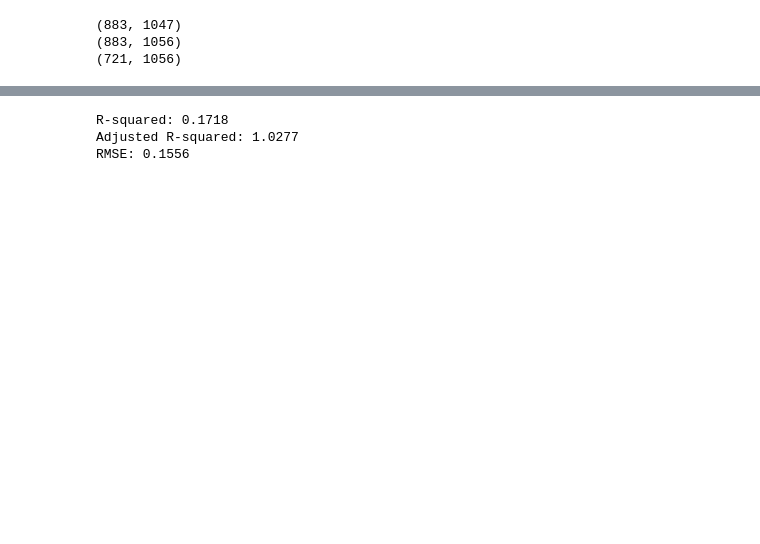
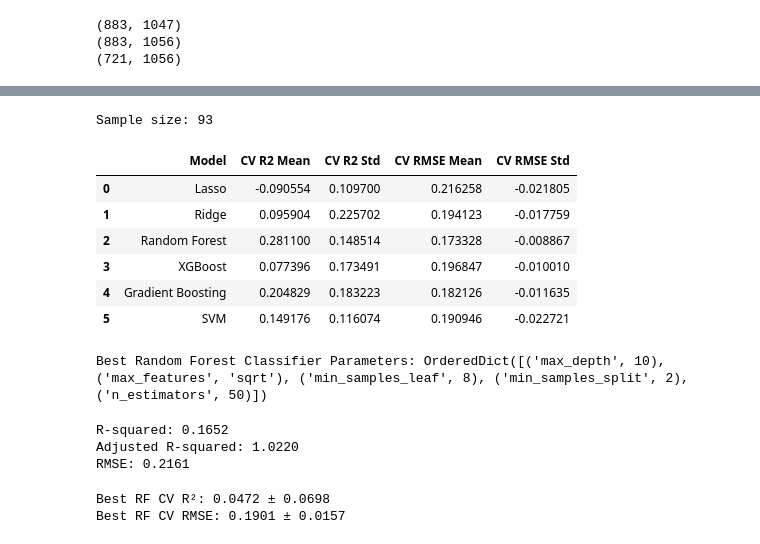
Before and after one commit to joe-jhou2/PertussisVaccine_Prediction, a Jupyter notebook: scripts/multimodal_ML.ipynb, the cells around one changed output, grey strips where cells are left out. Cells and saved outputs as stored; diff of their text form; code cells hidden in the pictures; blank space fills up the shorter version.

```diff
--- a/scripts/multimodal_ML.ipynb
+++ b/scripts/multimodal_ML.ipynb
@@ -303,39 +326,52 @@ basic_models(X_train_stan, y_train, X_test_stan, y_test)
+# %%
+# Run cross-validation for CCL3_day3 with log1p transformation
+basic_models_cross_val(X, np.log1p(y))
+# %% [output]
+Sample size: 93
+|  | Model | CV R2 Mean | CV R2 Std | CV RMSE Mean | CV RMSE Std |
+| 0 | Lasso | -0.090554 | 0.109700 | 0.216258 | -0.021805 |
+| 1 | Ridge | 0.095904 | 0.225702 | 0.194123 | -0.017759 |
+| 2 | Random Forest | 0.281100 | 0.148514 | 0.173328 | -0.008867 |
+| 3 | XGBoost | 0.077396 | 0.173491 | 0.196847 | -0.010010 |
+| 4 | Gradient Boosting | 0.204829 | 0.183223 | 0.182126 | -0.011635 |
+| 5 | SVM | 0.149176 | 0.116074 | 0.190946 | -0.022721 |
 # %%
-# For CCL3_day3 prediction target, Random Forest has the best performance on the basic models
-# Select this as example for hyperparameter tuning with Bayesian optimization
+# For CCL3_day3 prediction target, Random Forest has the best performance on the basic models. Do hyperparameter tuning with Bayesian optimization
 n_iter = 100
 
 search_space_rf = {
-    'n_estimators': (100, 1000),
-    'max_depth': (3, 30),
-    'min_samples_split': (2, 10),
-    'min_samples_leaf': (1, 10),
+    'n_estimators': (50, 500),
+    'max_depth': (3, 20),
+    'min_samples_split': (2, 20),
+    'min_samples_leaf': (2, 20),
     'max_features': ['sqrt', 'log2']
 }
 
 # Use negative RMSE as the scoring metric
 neg_rmse = make_scorer(root_mean_squared_error, greater_is_better=False)
 
-rf_reg_grid = BayesSearchCV(estimator=RandomForestRegressor(random_state=42),
-                              search_spaces=search_space_rf,
-                              n_iter=n_iter,
-                              cv=5,
-                              n_jobs=-1,
-                              scoring=neg_rmse,
-                              random_state=123)
+RF_CCL3_day3_reg_grid = BayesSearchCV(estimator=RandomForestRegressor(random_state=42),
+                                      search_spaces=search_space_rf,
+                                      n_iter=n_iter,
+                                      cv=5,
+                                      n_jobs=-1,
+                                      scoring=neg_rmse,
+                                      random_state=123)
 
 # For CCL3 day3
-X_train_stan, X_test_stan, y_train, y_test = data_preprocessing('CCL3_day3')
+X, y, X_train_stan, X_test_stan, y_train, y_test = data_preprocessing('CCL3_day3')
 
-rf_reg_grid.fit(X_train_stan, y_train)
+RF_CCL3_day3_reg_grid.fit(X_train_stan, np.log1p(y_train))
 
-print("Best Random Forest Classifier Parameters:", rf_reg_grid.best_params_)
+print("Best Random Forest Classifier Parameters:", RF_CCL3_day3_reg_grid.best_params_)
+# %% [output]
+Best Random Forest Classifier Parameters: OrderedDict([('max_depth', 10), ('max_features', 'sqrt'), ('min_samples_leaf', 8), ('min_samples_split', 2), ('n_estimators', 50)])
 # %%
-best_rf = rf_reg_grid.best_estimator_
-y_pred = best_rf.predict(X_test_stan)
+RF_CCL3_day3_best = RF_CCL3_day3_reg_grid.best_estimator_
+y_pred = RF_CCL3_day3_best.predict(X_test_stan)
 
-r2 = r2_score(y_test, y_pred)
-rmse = root_mean_squared_error(y_test, y_pred)
+r2 = r2_score(np.log1p(y_test), y_pred)
+rmse = root_mean_squared_error(np.log1p(y_test), y_pred)
 n = X_test_stan.shape[0]
 p = X_test_stan.shape[1]
 adjusted_r2 = 1 - (1 - r2) * (n - 1) / (n - p - 1)
@@ -344,6 +380,6 @@ print(f"R-squared: {r2:.4f}")
 print(f"Adjusted R-squared: {adjusted_r2:.4f}")
 print(f"RMSE: {rmse:.4f}")
 # %% [output]
-R-squared: 0.1718
-Adjusted R-squared: 1.0277
-RMSE: 0.1556
+R-squared: 0.1652
+Adjusted R-squared: 1.0220
+RMSE: 0.2161
@@ -349,0 +388,9 @@ RMSE: 0.1556
+# %%
+cv_scores = cross_val_score(RF_CCL3_day3_best, X_train_stan, np.log1p(y_train), cv=5, scoring='r2')
+print(f"Best RF CV R²: {cv_scores.mean():.4f} ± {cv_scores.std():.4f}")
+
+cv_rmse = -cross_val_score(RF_CCL3_day3_best, X_train_stan, np.log1p(y_train), cv=5, scoring='neg_root_mean_squared_error')
+print(f"Best RF CV RMSE: {cv_rmse.mean():.4f} ± {cv_rmse.std():.4f}")
+# %% [output]
+Best RF CV R²: 0.0472 ± 0.0698
+Best RF CV RMSE: 0.1901 ± 0.0157
```
Also changed, not shown: parts of 23 cells of this notebook, 6 other files.
